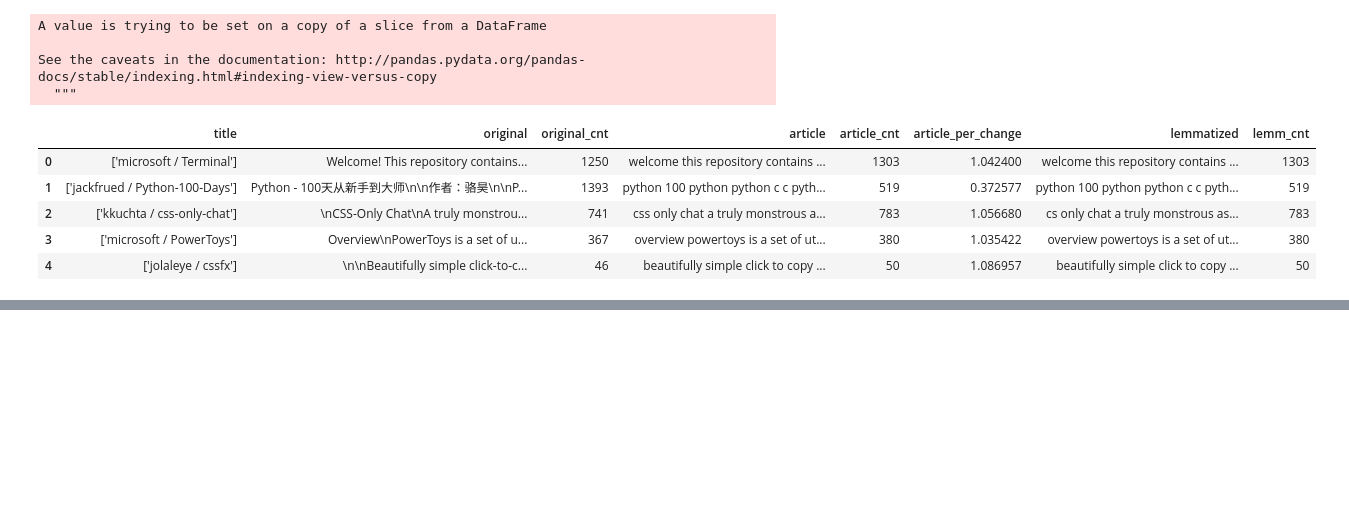
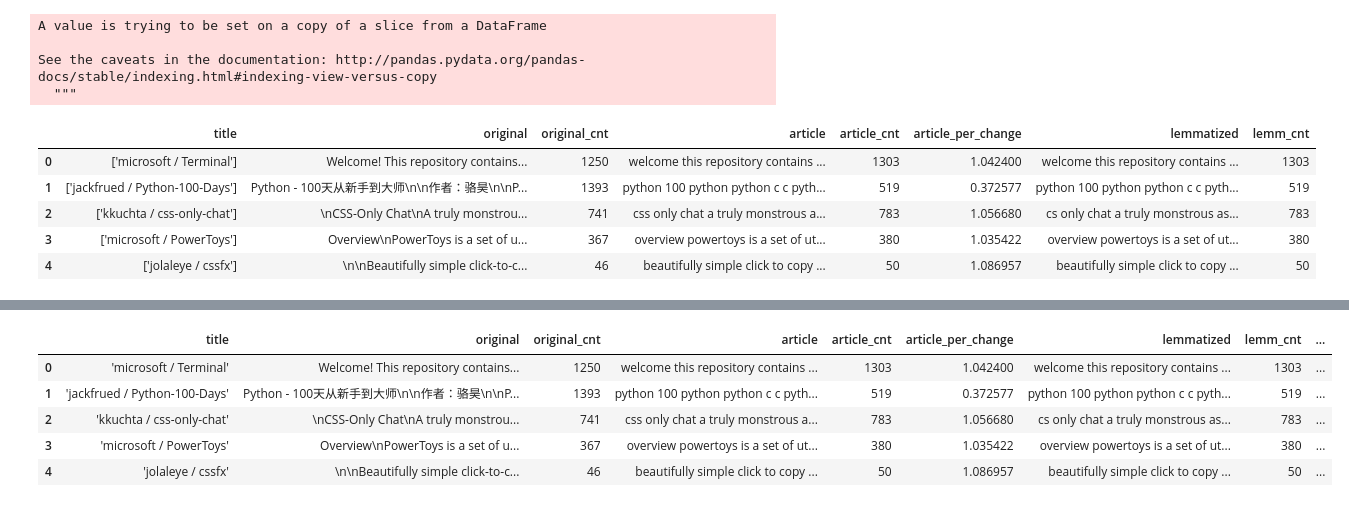
Before and after one commit to codeup-cyber-linguists/languages-classifier, a Jupyter notebook: jb_github_language_classifier.ipynb, the cells around one changed output, grey strips where cells are left out. Saved outputs shown, nothing was run; the diff lists cells and outputs as text; code cells hidden in the pictures; blank space fills up the shorter version.

```diff
--- a/jb_github_language_classifier.ipynb
+++ b/jb_github_language_classifier.ipynb
@@ -374,0 +547,11 @@ See the caveats in the documentation: http://pandas.pydata.org/pandas-docs/stabl
+# %%
+df['title']= df.title.str.replace('[', '')
+df['title'] = df.title.str.replace(']', '')
+df.head()
+# %% [output]
+|  | title | original | original_cnt | article | article_cnt | article_per_change | lemmatized | lemm_cnt | ... |
+| 0 | 'microsoft / Terminal' | Welcome! This repository contains... | 1250 | welcome this repository contains ... | 1303 | 1.042400 | welcome this repository contains ... | 1303 | ... |
+| 1 | 'jackfrued / Python-100-Days' | Python - 100天从新手到大师\n\n作者：骆昊\n\nP... | 1393 | python 100 python python c c pyth... | 519 | 0.372577 | python 100 python python c c pyth... | 519 | ... |
+| 2 | 'kkuchta / css-only-chat' | \nCSS-Only Chat\nA truly monstrou... | 741 | css only chat a truly monstrous a... | 783 | 1.056680 | cs only chat a truly monstrous as... | 783 | ... |
+| 3 | 'microsoft / PowerToys' | Overview\nPowerToys is a set of u... | 367 | overview powertoys is a set of ut... | 380 | 1.035422 | overview powertoys is a set of ut... | 380 | ... |
+| 4 | 'jolaleye / cssfx' | \n\nBeautifully simple click-to-c... | 46 | beautifully simple click to copy ... | 50 | 1.086957 | beautifully simple click to copy ... | 50 | ... |
```
Also changed, not shown: parts of 28 cells of this notebook.
